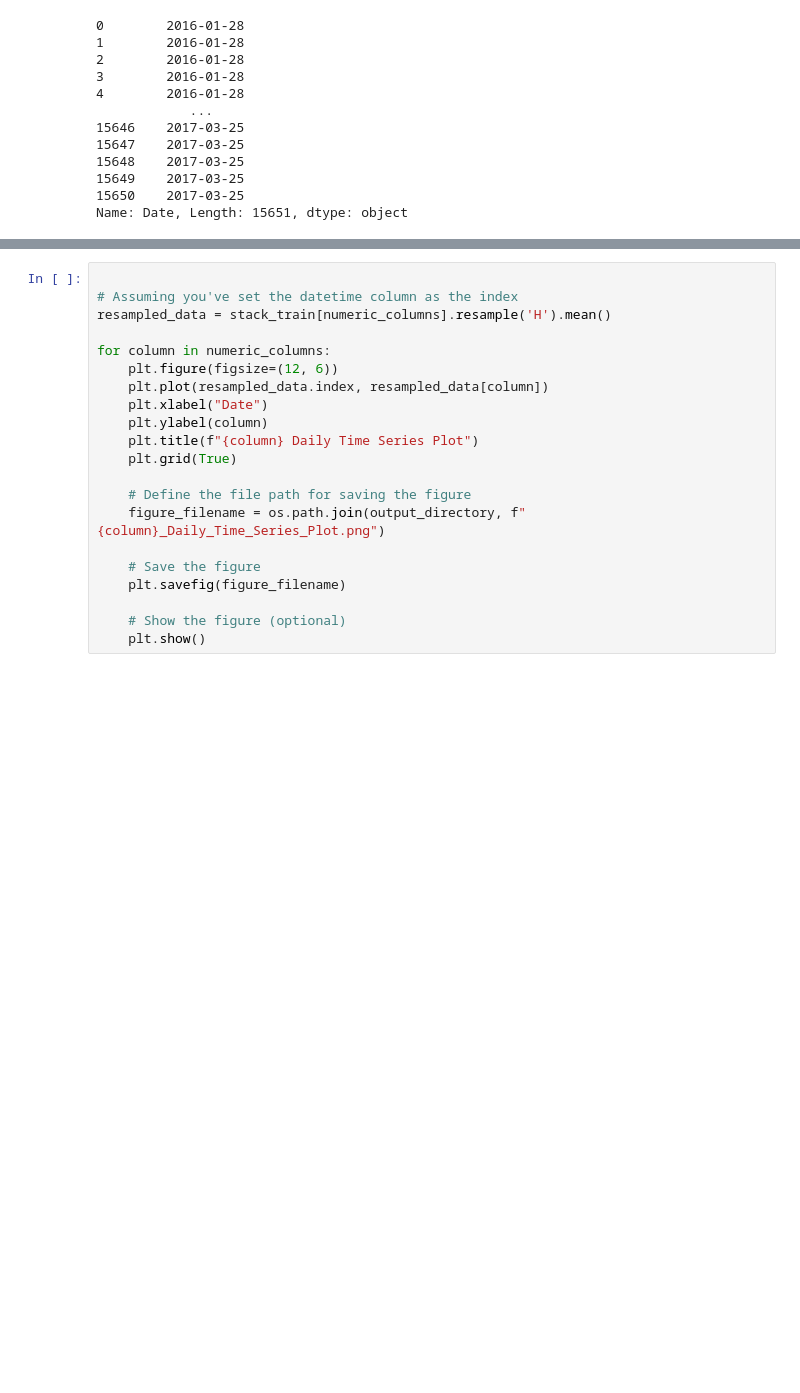
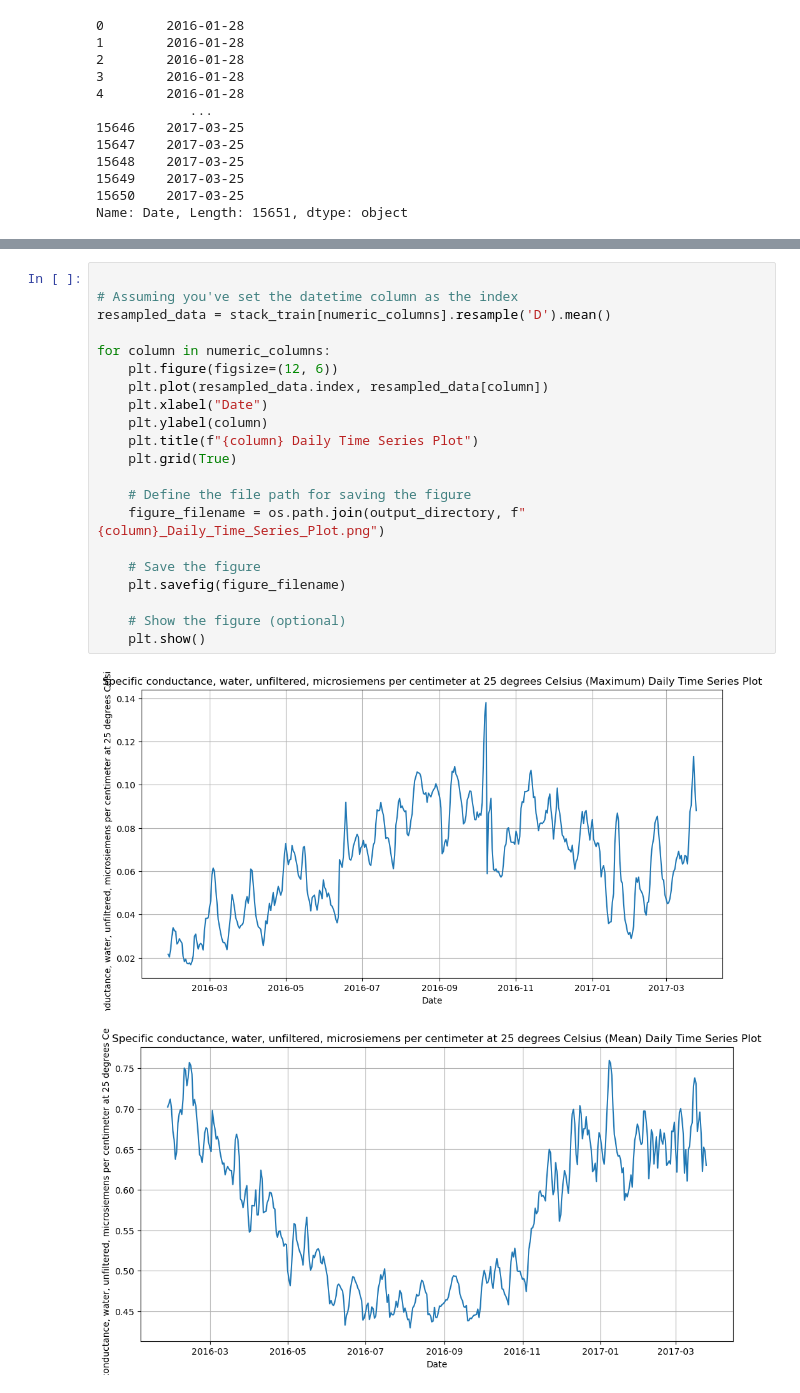
Before and after one commit to YinpuLi/water-quality-prediction, a Jupyter notebook: notebooks/time_series.ipynb, the cells around one changed output, grey strips where cells are left out. Saved outputs shown, nothing was run; the diff lists cells and outputs as text; blank space fills up the shorter version.

Commit message:
Add time series of column features.

```diff
--- a/notebooks/time_series.ipynb
+++ b/notebooks/time_series.ipynb
@@ -171,21 +169,24 @@ KeyError: 'Date'
 # %%
 
 # Assuming you've set the datetime column as the index
-resampled_data = stack_train[numeric_columns].resample('H').mean()
+resampled_data = stack_train[numeric_columns].resample('D').mean()
 
 for column in numeric_columns:
     plt.figure(figsize=(12, 6))
     plt.plot(resampled_data.index, resampled_data[column])
     plt.xlabel("Date")
     plt.ylabel(column)
     plt.title(f"{column} Daily Time Series Plot")
     plt.grid(True)
 
     # Define the file path for saving the figure
     figure_filename = os.path.join(output_directory, f"{column}_Daily_Time_Series_Plot.png")
 
     # Save the figure
     plt.savefig(figure_filename)
 
     # Show the figure (optional)
     plt.show()
+# %% [output]
+[figure, added]
+[figure, added]
```
Also changed, not shown: parts of 2 cells of this notebook.
